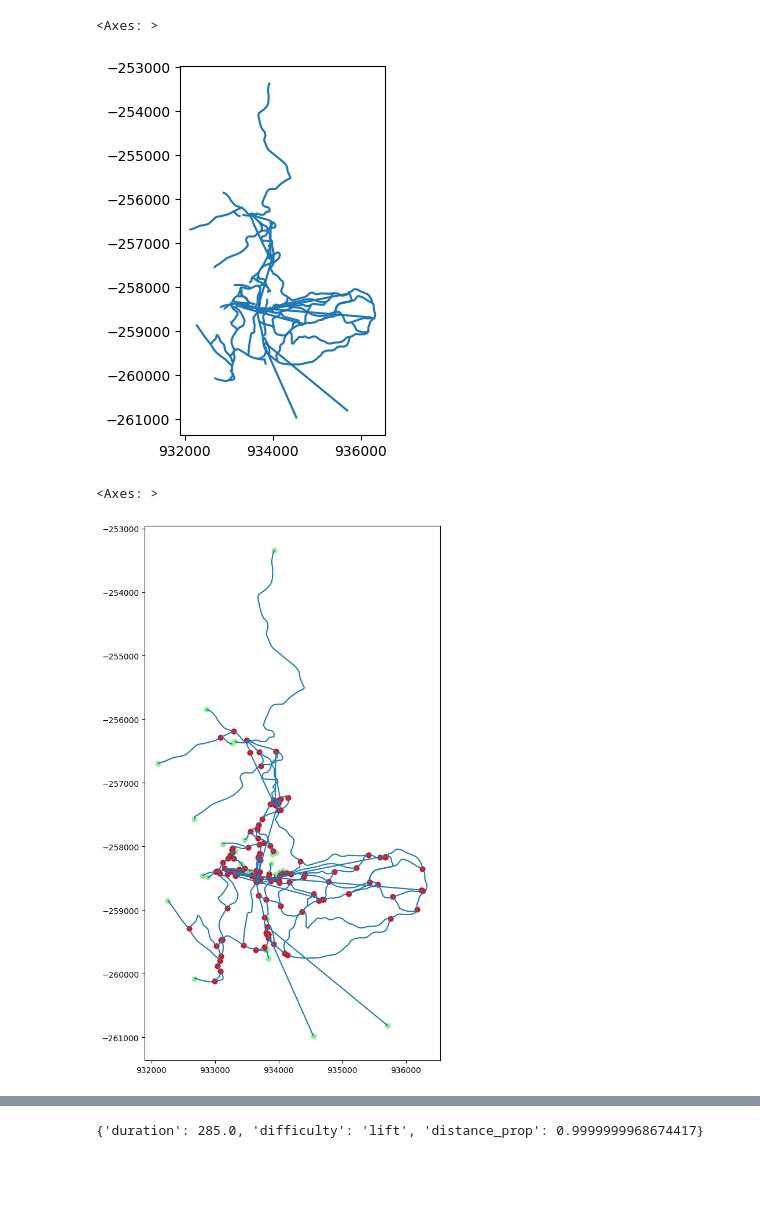
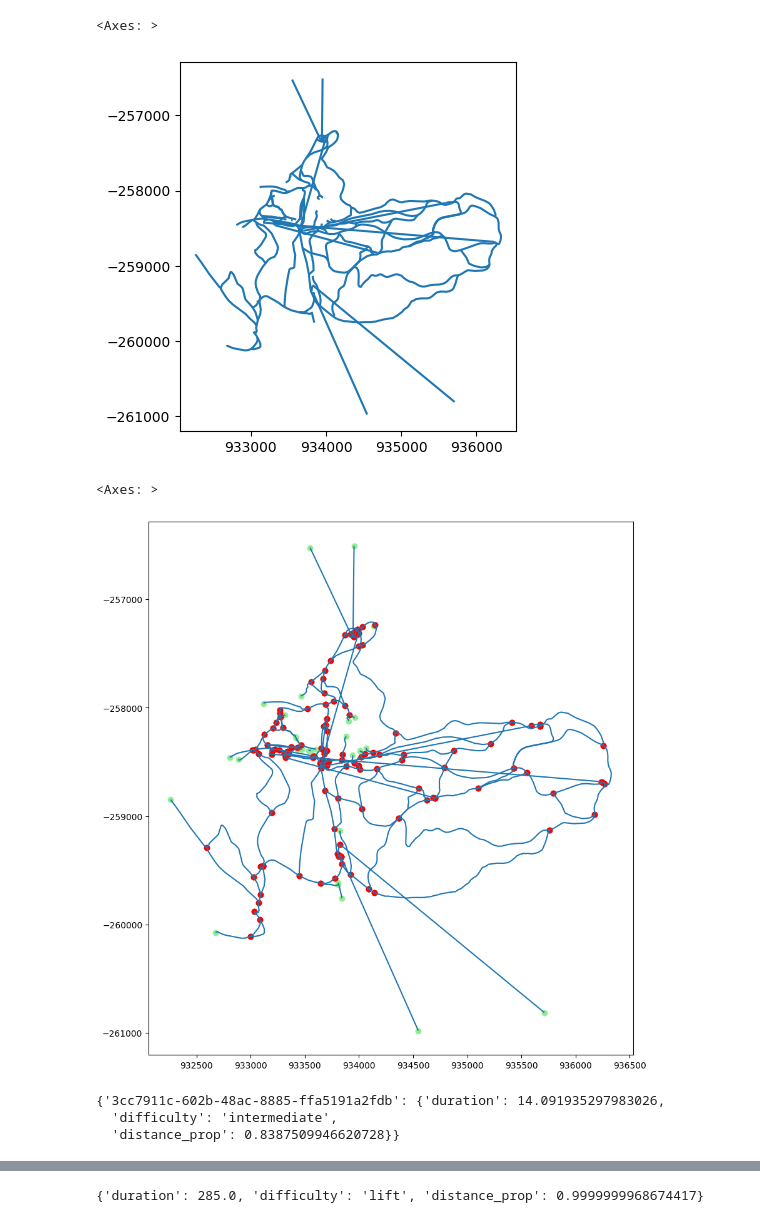
Before and after one commit to RoanCreed/SkiNavApp, a Jupyter notebook: DataPreparation.ipynb, the cells around one changed output, grey strips where cells are left out. Drawn from its saved outputs; the diff is of its cells as text; code cells hidden in the pictures; blank space fills up the shorter version.

```diff
--- a/DataPreparation.ipynb
+++ b/DataPreparation.ipynb
@@ -12,9 +12,10 @@ from shapely.ops import transform
 from geojson import Point, Feature, FeatureCollection, dump
 
 dir = "/Users/sebastian/Documents/SkiNavApp/"
+dir_tmp = "/Users/sebastian/Documents/SkiNavApp_tmp/"
 # %%
-gdf_runs = pd.read_pickle(dir+"runs_les_trois_vallee.pkl")
-gdf_lifts = pd.read_pickle(dir+"lifts_les_trois_vallee.pkl")
+gdf_runs = pd.read_pickle(dir_tmp+"runs_les_trois_vallee.pkl")
+gdf_lifts = pd.read_pickle(dir_tmp+"lifts_les_trois_vallee.pkl")
 
 # change to crs france UoM metric
 features = ["id", "name", "resort_name", "connection_type", "difficulty",
@@ -48,17 +49,17 @@ data = pd.concat([gdf_lifts, gdf_runs])
 # %%
 # set data area
 test_data = data.copy()
 #test_data = test_data[test_data["name"].isin(["Béranger", "Lac Blanc", "Tête Ronde", "Croissant",
 #                                    "Trolles", "Adrien Théaux", "Ardoises", "Boulevard Lauzes",
 #                                    "Dalles", "Stade", "Corniche", "Roc", "Christine",
 #                                    "Cascades", "Funitel Péclet", "Pionniers", "Plein Sud", "Vires",
 #                                    "Bleuets", "2 Combes", "Flocon", "Combe de Thorens"])]
-test_data = test_data[~((test_data["name"].isin(["Stade"])) & (test_data.connection_type=="lift")) & (test_data.geometry.apply(lambda x: x.coords[0][1]) < -256000) & (test_data.geometry.apply(lambda x: x.coords[0][1]) > -260000) & (test_data.geometry.apply(lambda x: x.coords[0][0]) > 933000)]
+test_data = test_data[~((test_data["name"].isin(["Stade"])) & (test_data.connection_type=="lift")) & (test_data.geometry.apply(lambda x: x.coords[0][1]) < -257000) & (test_data.geometry.apply(lambda x: x.coords[0][1]) > -260000) & (test_data.geometry.apply(lambda x: x.coords[0][0]) > 933000)]
 test_data = test_data[~test_data.id.isin(["4c8d28e91232c0842a7ee27b6b688f83e36871c1", "8ca54533ba58833bb34bf182c41401bcc6ff564e"])]
 test_data.geometry.plot()
 # %% [output]
 <Axes: >
-[figure, old version]
+[figure, new version]
 # %%
 points = test_data.geometry.apply(lambda x: x.coords).rename("point").explode().reset_index().rename(columns={"index": "Index"})
 test_data = test_data.reset_index().rename(columns={"index": "Index"})
@@ -210,7 +211,7 @@ start_end_points.geometry.plot(ax=ax, color="lightgreen")
 gpd.GeoDataFrame(geo_data, geometry=geo_data).plot(ax=ax, color="red")
 # %% [output]
 <Axes: >
-[figure, old version]
+[figure, new version]
 # %%
 # iterate through RunLifts, calculate segment length and keep nodes, start and end points
 
@@ -275,0 +301,10 @@ for RunLift in runsliftsgraph:
+# %%
+connections = {}
+node_id = 'c9f9c391-af4f-46ba-9038-049249b02300'
+
+
+get_matching_nodes(RunsLiftsNodesGraph, connections, _, node_id)
+# %% [output]
+{'3cc7911c-602b-48ac-8885-ffa5191a2fdb': {'duration': 14.091935297983026,
+  'difficulty': 'intermediate',
+  'distance_prop': 0.8387509946620728}}
```
Also changed, not shown: parts of 6 cells of this notebook, 9 other files.
